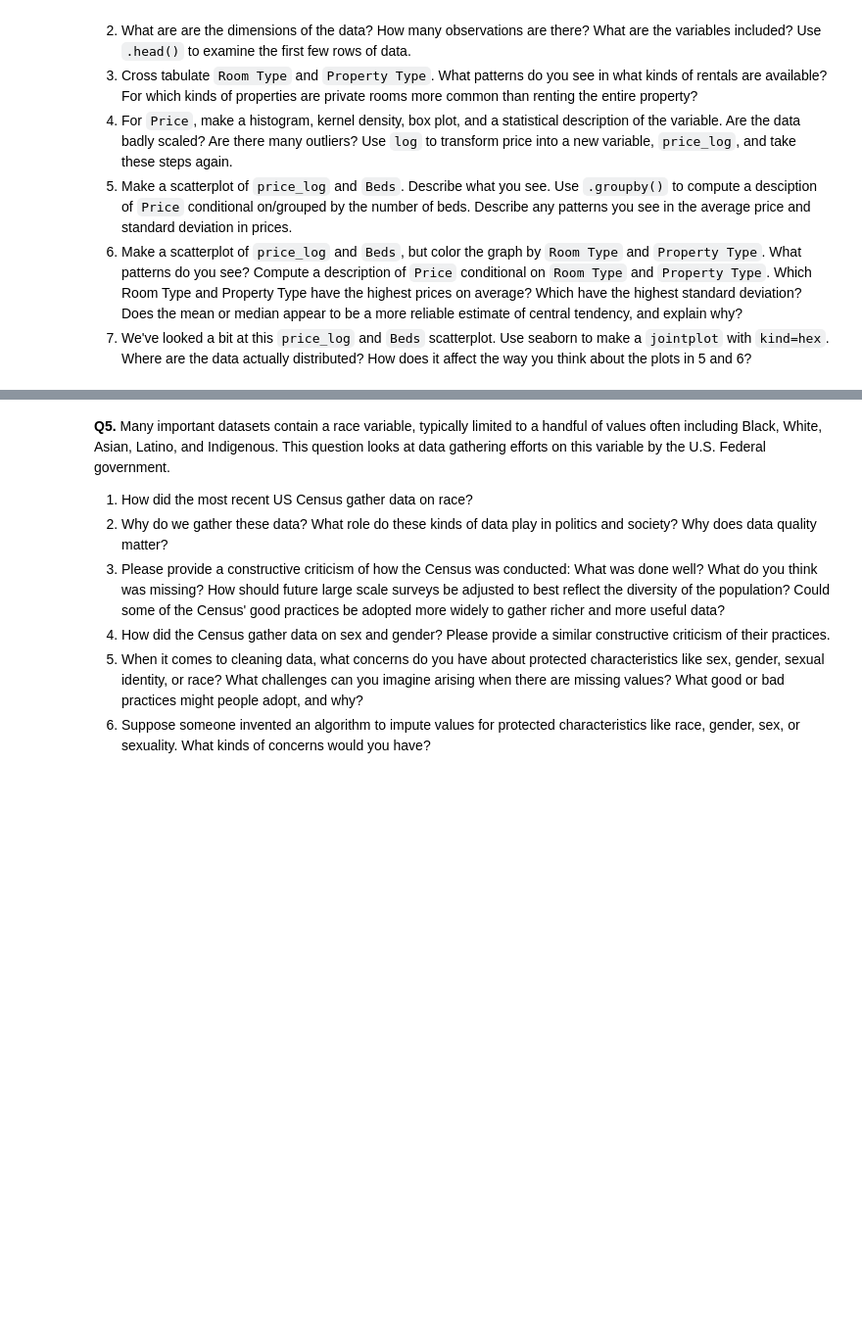
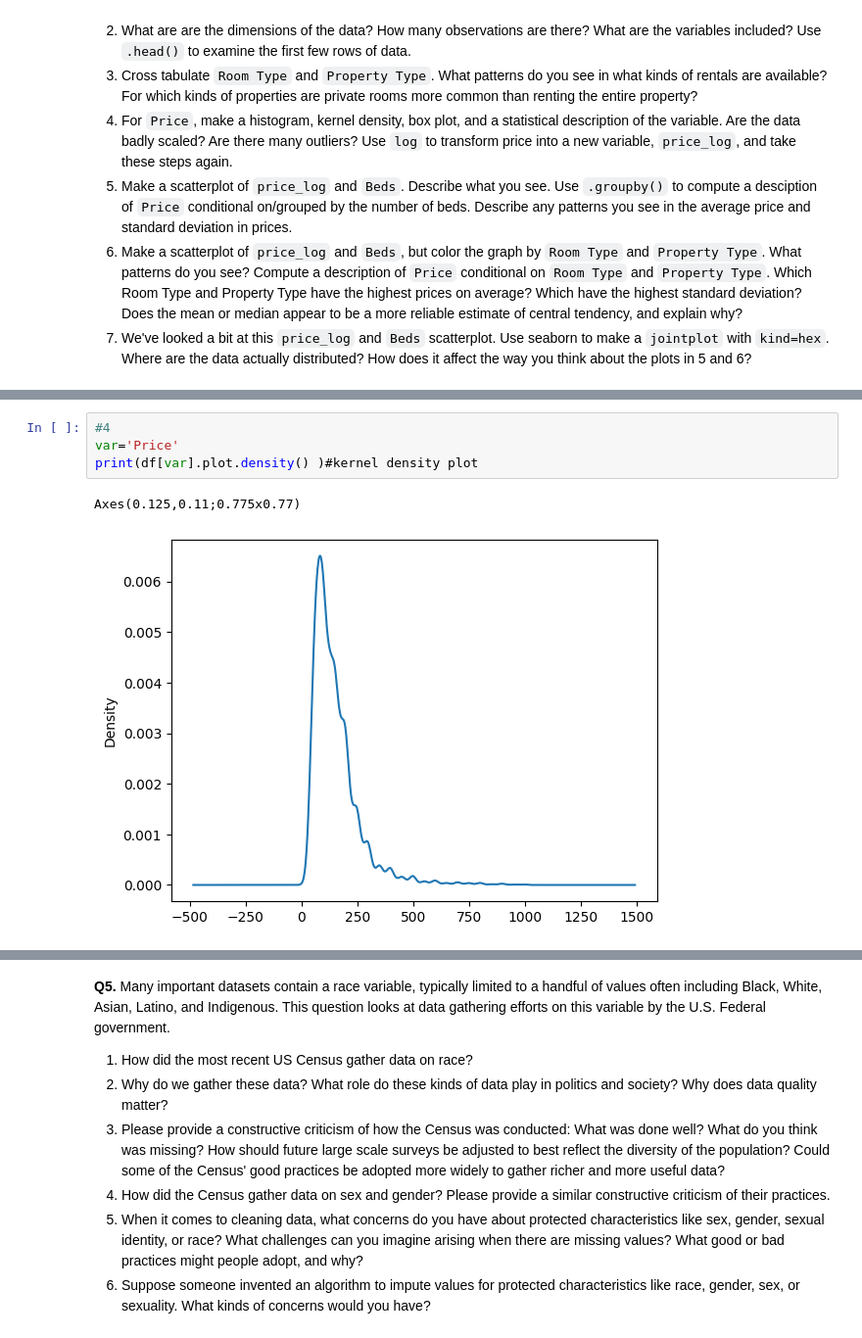
Before and after one commit to Shruti-Elango/assignment2.DS3003, a Jupyter notebook: assignment2.ipynb, the cells around one changed output, grey strips where cells are left out. Shown at 98% size. Drawn from its saved outputs; the diff is of its cells as text; blank space fills up the shorter version.

```diff
--- a/assignment2.ipynb
+++ b/assignment2.ipynb
@@ -271,0 +315,7 @@ df.plot.hexbin(y='grad_100_value',x='aid_value')
+# %%
+#4
+var='Price'
+print(df[var].plot.density() )#kernel density plot
+# %% [output]
+Axes(0.125,0.11;0.775x0.77)
+[figure, added]
```
Also changed, not shown: parts of 15 cells of this notebook.
